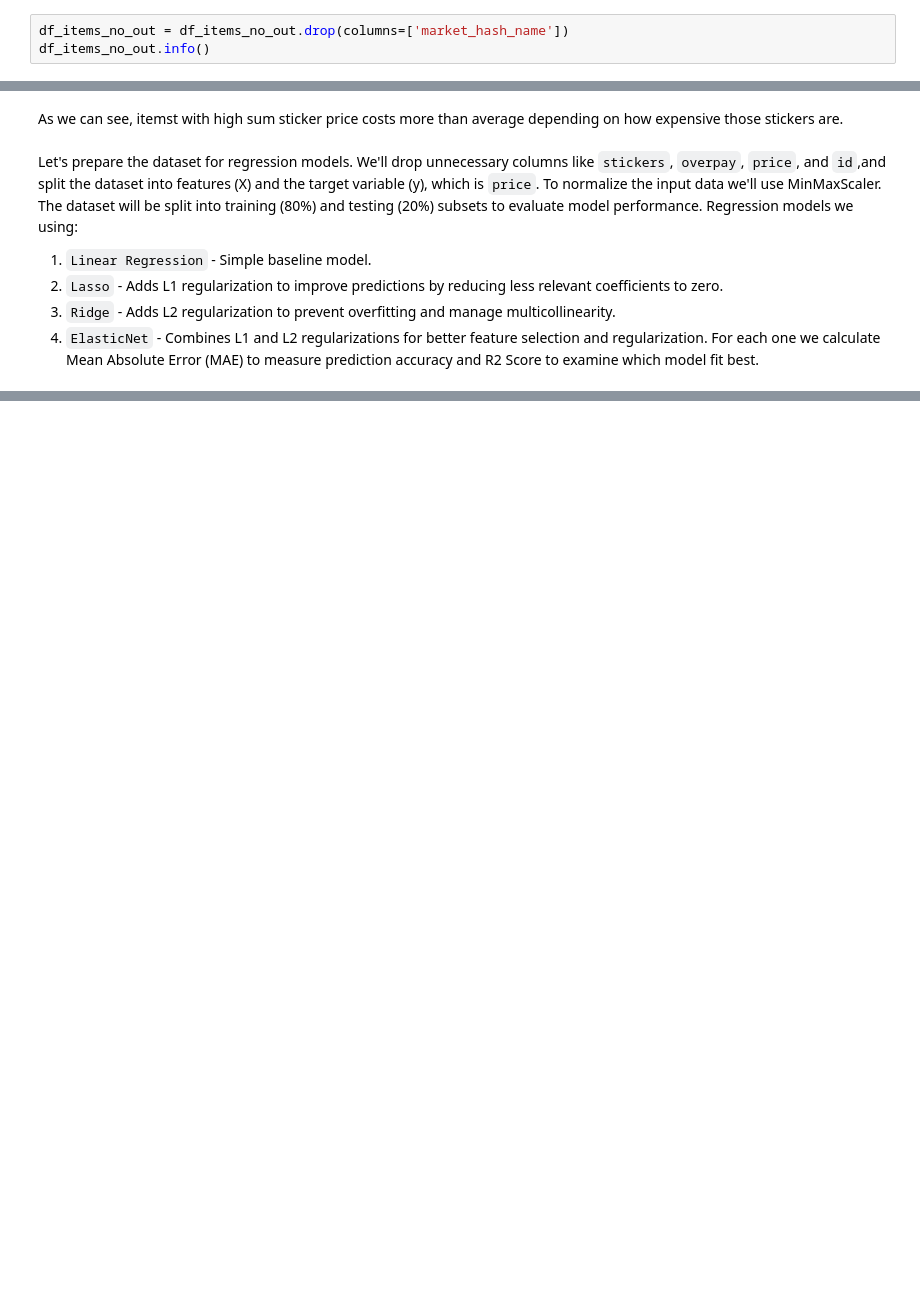
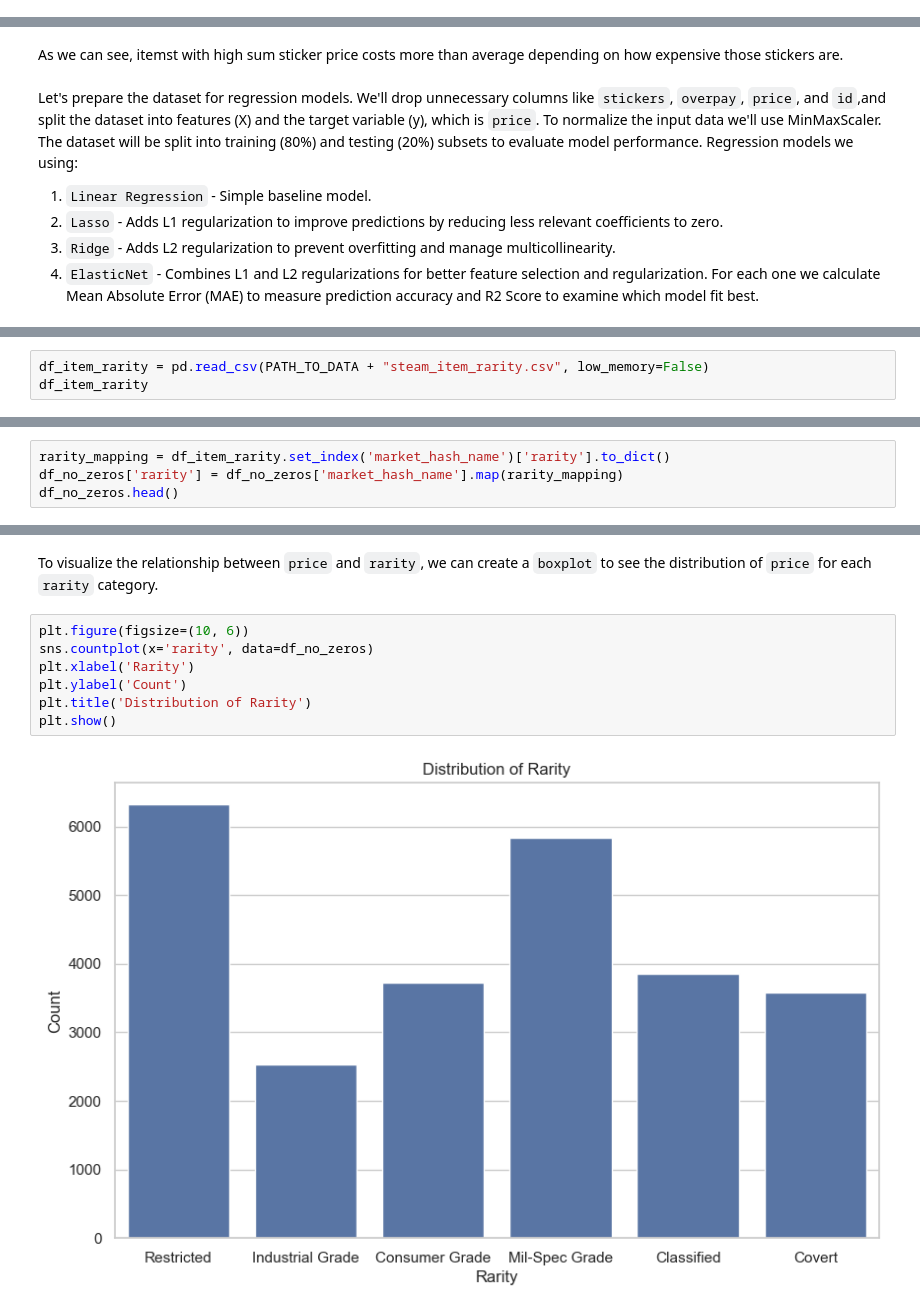
Before and after one commit to marchanyanehu/ml_skins, a Jupyter notebook: ml/main.ipynb, the cells around one changed output, grey strips where cells are left out. Drawn from its saved outputs; the diff is of its cells as text; blank space fills up the shorter version.

```diff
--- a/ml/main.ipynb
+++ b/ml/main.ipynb
@@ -856,3 +853,0 @@ Lets start by dropping `market_hash_name`
-# %%
-df_items_no_out = df_items_no_out.drop(columns=['market_hash_name'])
-df_items_no_out.info()
@@ -1092,0 +1111,3 @@ Overall, `Lasso Regression` seems to be the most suitable model for predicting o
+# %%
+df_item_rarity = pd.read_csv(PATH_TO_DATA + "steam_item_rarity.csv", low_memory=False)
+df_item_rarity
@@ -1092,0 +1131,4 @@ Overall, `Lasso Regression` seems to be the most suitable model for predicting o
+# %%
+rarity_mapping = df_item_rarity.set_index('market_hash_name')['rarity'].to_dict()
+df_no_zeros['rarity'] = df_no_zeros['market_hash_name'].map(rarity_mapping)
+df_no_zeros.head()
@@ -1092,0 +1155,11 @@ Overall, `Lasso Regression` seems to be the most suitable model for predicting o
+# %% [markdown]
+To visualize the relationship between `price` and `rarity`, we can create a `boxplot` to see the distribution of `price` for each `rarity` category.
+# %%
+plt.figure(figsize=(10, 6))
+sns.countplot(x='rarity', data=df_no_zeros)
+plt.xlabel('Rarity')
+plt.ylabel('Count')
+plt.title('Distribution of Rarity')
+plt.show()
+# %% [output]
+[figure, added]
```
Also changed, not shown: parts of 27 cells of this notebook.
